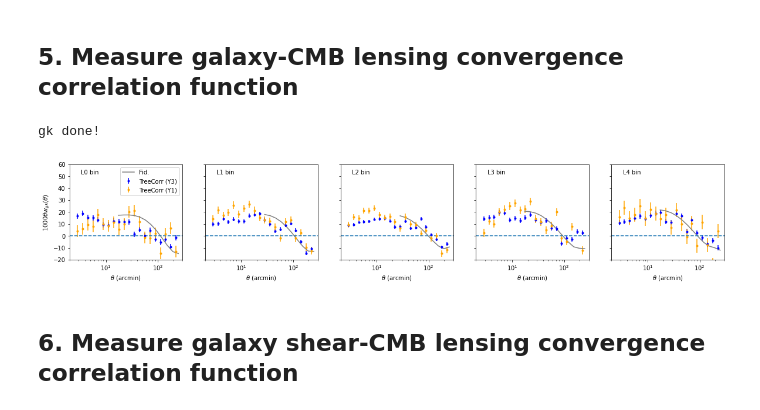
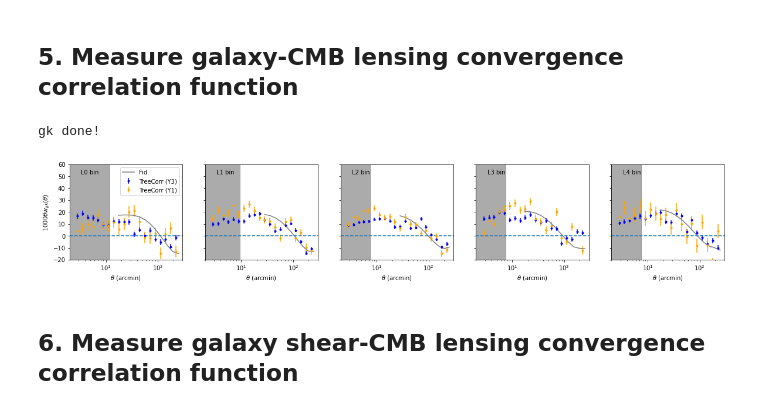
Before and after one commit to JiachuanXu/2pt_measurements_Y3, a Jupyter notebook: DESY3xPlanckDR3.ipynb, the cells around one changed output. Saved outputs shown, nothing was run; the diff lists cells and outputs as text; code cells hidden in the pictures.

```diff
--- a/DESY3xPlanckDR3.ipynb
+++ b/DESY3xPlanckDR3.ipynb
@@ -323,7 +514,9 @@ for tomo_id in range(5):
         r = np.exp(dd_redmagic.meanlogr)
         ### Save 2pt function: xi, varxi, r
         np.savetxt(output_fname_gg,np.c_[xi, varxi, r], header="xi varxi theta")
-
+    id_pad = 800
+    scalecut_cons = r[np.where(mask_cons[id_pad+tomo_id*20:id_pad+(tomo_id+1)*20] == 0)[0]]
+    scalecut_LCDM = r[np.where(mask_LCDM[id_pad+tomo_id*20:id_pad+(tomo_id+1)*20] == 0)[0]]
     ### Plot galaxy 2ptf and compare with public catalog
     ### ================================================
     ax = plt.subplot2grid((1, 5), (0,tomo_id))
@@ -345,6 +538,8 @@ for tomo_id in range(5):
         dv = np.genfromtxt(y1gg%(tomo_id, tomo_id), names=True)
         ax.errorbar(dv['theta'], dv['xi']*dv['theta'],
                    yerr = dv['theta']*dv['varxi']**0.5, fmt='.',color='orange', label='TreeCorr(Y1)')
+    # show scale cut
+    ax.fill_betweenx([-0.5, 3], 2, scalecut_cons[-1]*1.05, color='grey', alpha=0.3)
 
     ax.text(0.1,0.9,'(%d-%d) bin'%(tomo_id+1, tomo_id+1),transform=ax.transAxes)
     ax.set_xscale('log')
@@ -357,8 +552,8 @@ for tomo_id in range(5):
         ax.yaxis.set_ticklabels([])
     ax.set_xlim([2,300])
     ax.set_ylim(-0.5,3)
-#plt.show()
-plt.savefig(ROOT_fig+"/gg.png", dpi=250)
+plt.show()
+#plt.savefig(ROOT_fig+"/gg.png", dpi=250)
 # %% [output]
 [figure]
 # %% [markdown]
@@ -603,6 +814,9 @@ for tomo_j in range(5):
             # save data
             np.savetxt(output_fname_gs, np.c_[xi, varxi, r], header=" xi varxi r")
             print('ggl S%d-L%d done!'%(tomo_i+1,tomo_j+1))
+        id_pad = 400
+        scalecut_cons = r[np.where(mask_cons[id_pad+serial_id*20:id_pad+(serial_id+1)*20] == 0)[0]]
+        scalecut_LCDM = r[np.where(mask_LCDM[id_pad+serial_id*20:id_pad+(serial_id+1)*20] == 0)[0]]
         # select gamma_t from des y1 data
         desy3_gammat_idx = np.where((desy3_gammat['BIN1']==tomo_j+1)&(desy3_gammat['BIN2']==tomo_i+1))[0]
 
@@ -624,6 +838,11 @@ for tomo_j in range(5):
             dv = np.genfromtxt(y1sg%(tomo_i, tomo_j), names=True)
             ax.errorbar(dv['r'], dv['r']*dv['xi'], yerr=dv['r']*dv['varxi']**0.5, fmt='.',
                        color='orange', label='TreeCorr(Y1)')
+        # show scale cuts
+        ax.fill_betweenx([-0.375e-2,2e-2], 2, scalecut_cons[-1]*1.05 if scalecut_cons.size>0 else 2,
+                        color='grey', alpha=0.3)
+        ax.fill_betweenx([-0.375e-2,2e-2], 2, scalecut_LCDM[-1]*1.05 if scalecut_LCDM.size>0 else 2,
+                        color='grey', alpha=0.3)
 
         ax.axhline(y=0,ls='--')
         ax.set_xscale('log')
@@ -644,7 +863,7 @@ for tomo_j in range(5):
         ax.text(0.1, 0.9, "(L%d,S%d) bin"%(tomo_j+1, tomo_i+1),transform=ax.transAxes)
 
         serial_id += 1
-#plt.show()
-plt.savefig(ROOT_fig+"/sg.png", dpi=250)
+plt.show()
+#plt.savefig(ROOT_fig+"/sg.png", dpi=250)
 print('ggl done!')
 # %% [output]
@@ -759,6 +978,9 @@ for tomo_i in range(5):
         varxi_ref_sr = gk_ref.varxi+gk_rnd.varxi
         np.savetxt(output_fname_gk_ref_sr, np.c_[xi_ref_sr, varxi_ref_sr, r_ref_sr], header='xi varxi r')
         print('gk_CMB bin %d done!'%(tomo_i))
+    id_pad = 900
+    scalecut_cons = r[np.where(mask_cons[id_pad+tomo_i*20:id_pad+(tomo_i+1)*20] == 0)[0]]
+    scalecut_LCDM = r[np.where(mask_LCDM[id_pad+tomo_i*20:id_pad+(tomo_i+1)*20] == 0)[0]]
 
     ### Plot ggl 2ptf
     ### =============
@@ -766,36 +988,41 @@ for tomo_i in range(5):
     ax.errorbar(r_ref_sr, 1e3*r_ref_sr*xi_ref_sr,
                 yerr=1e3*r_ref_sr*np.sqrt(varxi_ref_sr), fmt='.b', label='TreeCorr (Y3)')
     if(exists(y1gk%tomo_i)):
         gk_sr_y1 = np.genfromtxt(y1gk%tomo_i, names=True)
         ax.errorbar(gk_sr_y1['r'], 1e3*gk_sr_y1['r']*gk_sr_y1['xi'],
                     yerr=1e3*gk_sr_y1['r']*gk_sr_y1['varxi']**0.5, fmt='.',
                     color='orange', label='TreeCorr (Y1)')
     if(exists(dv_fid_6x2pt)):
         dv = np.genfromtxt(dv_fid_6x2pt)
         start = 900 + 20*tomo_i
         mask_idx = np.where(abs(dv[start:start+20, 1]) > 1e-10)[0]
         ax.plot(dv_fid_thetas[mask_idx],
                 dv_fid_thetas[mask_idx]*dv[start:start+20, 1][mask_idx]*1e3,
                 label='Fid.', color='grey')
+    # show scale cuts
+    ax.fill_betweenx([-20,60], 2, scalecut_cons[-1]*1.05 if scalecut_cons.size>0 else 2,
+                    color='grey', alpha=0.3)
+    ax.fill_betweenx([-20,60], 2, scalecut_LCDM[-1]*1.05 if scalecut_LCDM.size>0 else 2,
+                    color='grey', alpha=0.5)
 
     ax.axhline(y=0, ls='--')
     ax.set_xscale('log')
     # plt.yscale('log', nonposy='clip')
     ax.set_xlabel(r'$\theta$ (arcmin)')
     ax.set_xlim( [2,300] )
     ax.set_ylim( [-20,60] )
     if(tomo_i==0):
         ax.legend(loc='upper right')
         ax.set_ylabel(r'$1000 \theta w_{gk}(\theta)$')
     else:
         ax.yaxis.set_ticklabels([])
     ax.text(0.1,0.9,'L%d bin'%(tomo_i), transform=ax.transAxes)
 print('gk done!')
-#plt.show()
-plt.savefig(ROOT_fig+"/gk.png", dpi=250)
+plt.show()
+#plt.savefig(ROOT_fig+"/gk.png", dpi=250)
 # %% [output]
 gk done!
-[figure, old version]
+[figure, new version]
 # %% [markdown]
 ## 6. Measure galaxy shear-CMB lensing convergence correlation function
 # %%
```
Also changed, not shown: parts of 4 cells of this notebook.
